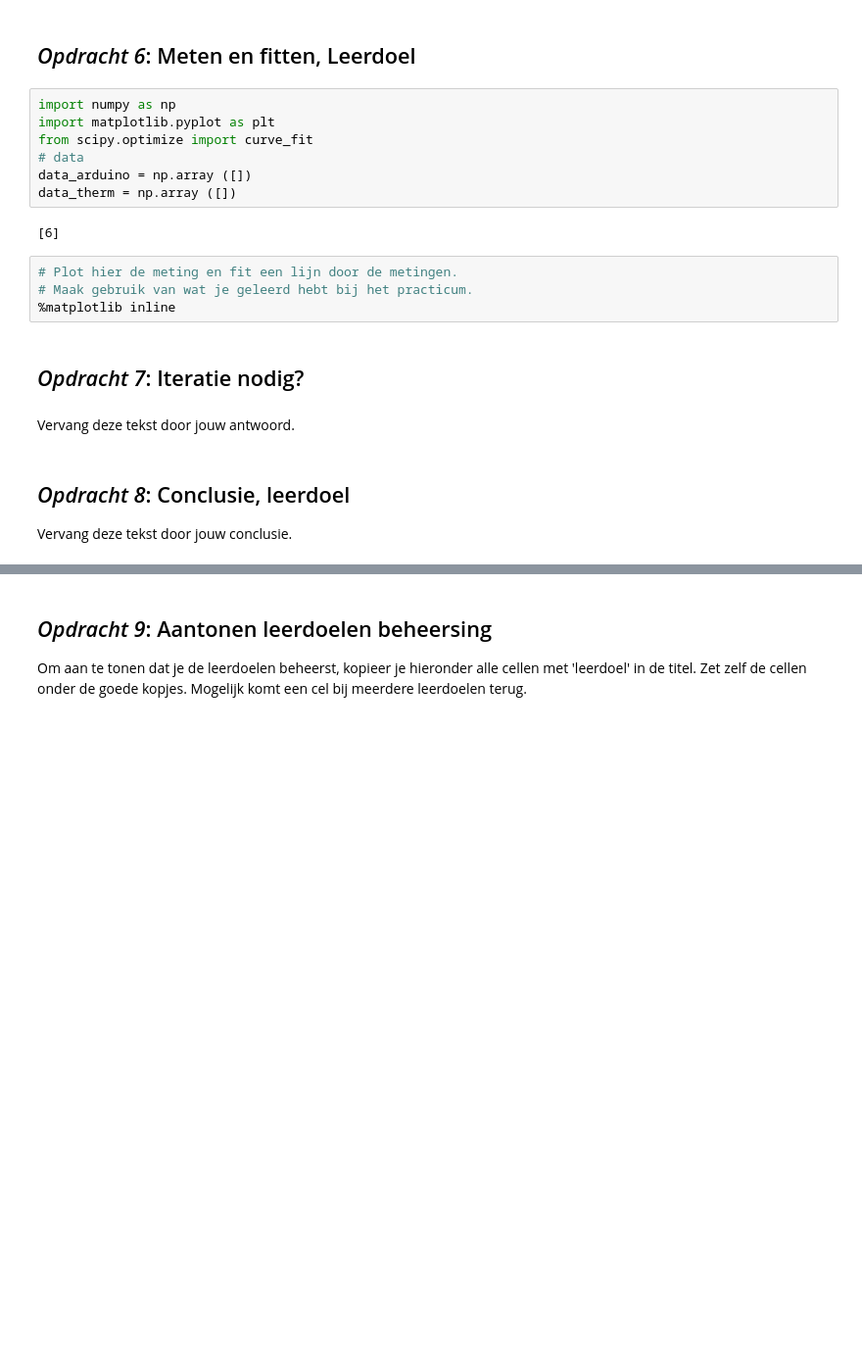
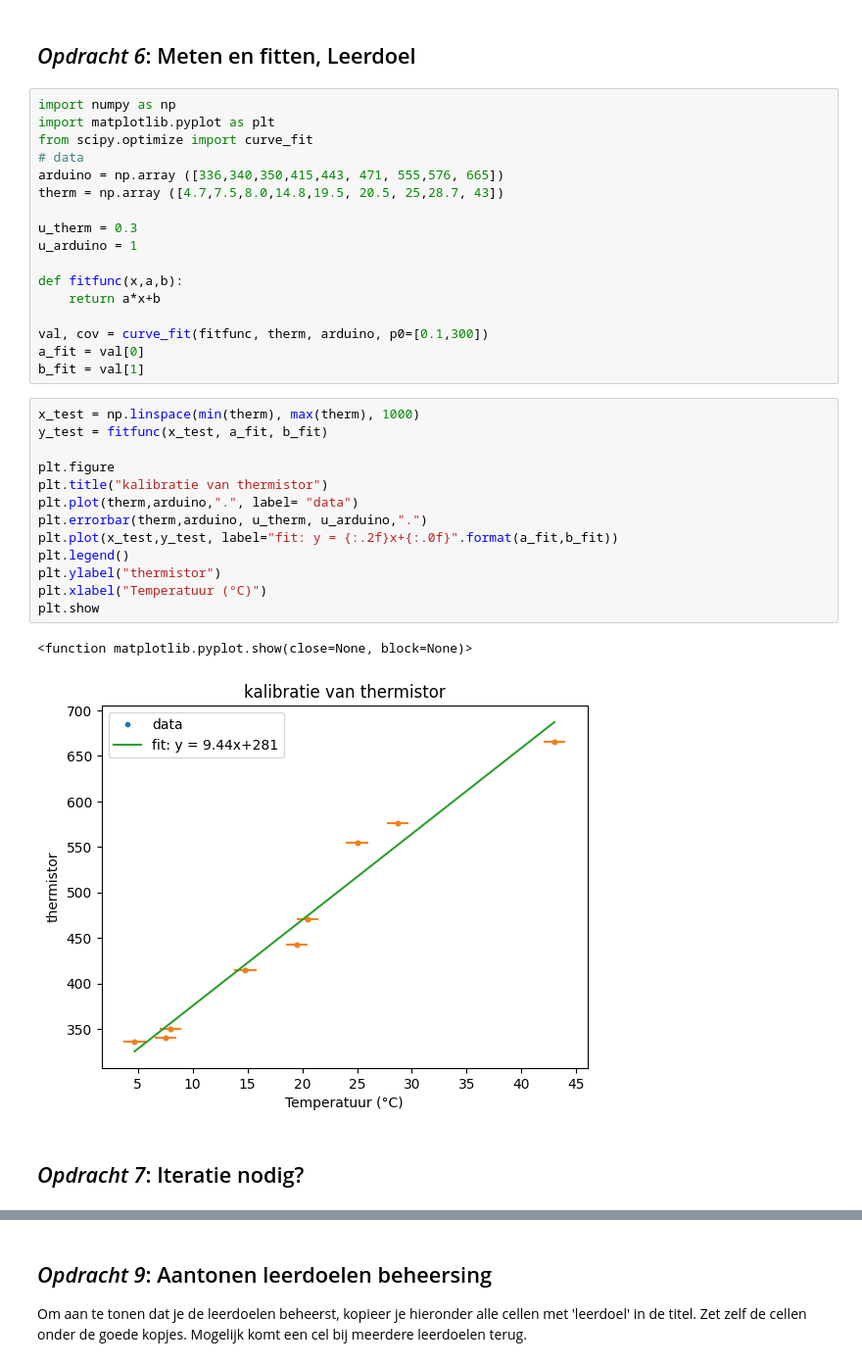
Before and after one commit to JohnSia1111/DEF-D-Doc, a Jupyter notebook: FysiekeOntwerpopdrachten/1KalibreerEenSensorDigitaalAnaloog/DEFOntwerpopdracht1KalibreerEenSensorInvulTemplate.ipynb, the cells around one changed output, grey strips where cells are left out. Shown at 98% size. Drawn from its saved outputs; the diff is of its cells as text; blank space fills up the shorter version.

Commit message:
Opdracht klaar voor nakijken

```diff
--- a/FysiekeOntwerpopdrachten/1KalibreerEenSensorDigitaalAnaloog/DEFOntwerpopdracht1KalibreerEenSensorInvulTemplate.ipynb
+++ b/FysiekeOntwerpopdrachten/1KalibreerEenSensorDigitaalAnaloog/DEFOntwerpopdracht1KalibreerEenSensorInvulTemplate.ipynb
@@ -74,24 +74,38 @@ Licht kort toe wat er in de foto te zien is.
  ![Alt](meetopstelling.jpeg "meetopstelling student")
 # %% [markdown]
 ## *Opdracht 6*: Meten en fitten, Leerdoel
-# %%
-import numpy as np
-import matplotlib.pyplot as plt
-from scipy.optimize import curve_fit
-# data
-data_arduino = np.array ([])
-data_therm = np.array ([])
-# %% [output]
-[6]
-# %%
-# Plot hier de meting en fit een lijn door de metingen.
-# Maak gebruik van wat je geleerd hebt bij het practicum.
-%matplotlib inline
+# %%
+import numpy as np
+import matplotlib.pyplot as plt
+from scipy.optimize import curve_fit
+# data
+arduino = np.array ([336,340,350,415,443, 471, 555,576, 665])
+therm = np.array ([4.7,7.5,8.0,14.8,19.5, 20.5, 25,28.7, 43])
+
+u_therm = 0.3
+u_arduino = 1
+
+def fitfunc(x,a,b):
+    return a*x+b
+
+val, cov = curve_fit(fitfunc, therm, arduino, p0=[0.1,300])
+a_fit = val[0]
+b_fit = val[1]
+# %%
+x_test = np.linspace(min(therm), max(therm), 1000)
+y_test = fitfunc(x_test, a_fit, b_fit)
+
+plt.figure
+plt.title("kalibratie van thermistor")
+plt.plot(therm,arduino,".", label= "data")
+plt.errorbar(therm,arduino, u_therm, u_arduino,".")
+plt.plot(x_test,y_test, label="fit: y = {:.2f}x+{:.0f}".format(a_fit,b_fit))
+plt.legend()
+plt.ylabel("thermistor")
+plt.xlabel("Temperatuur (°C)")
+plt.show
+# %% [output]
+<function matplotlib.pyplot.show(close=None, block=None)>
+[figure, added]
 # %% [markdown]
 ## *Opdracht 7*: Iteratie nodig?
-# %% [markdown]
-Vervang deze tekst door jouw antwoord.
-# %% [markdown]
-## *Opdracht 8*: Conclusie, leerdoel
-
-Vervang deze tekst door jouw conclusie.
```
Also changed, not shown: parts of 10 cells of this notebook.
